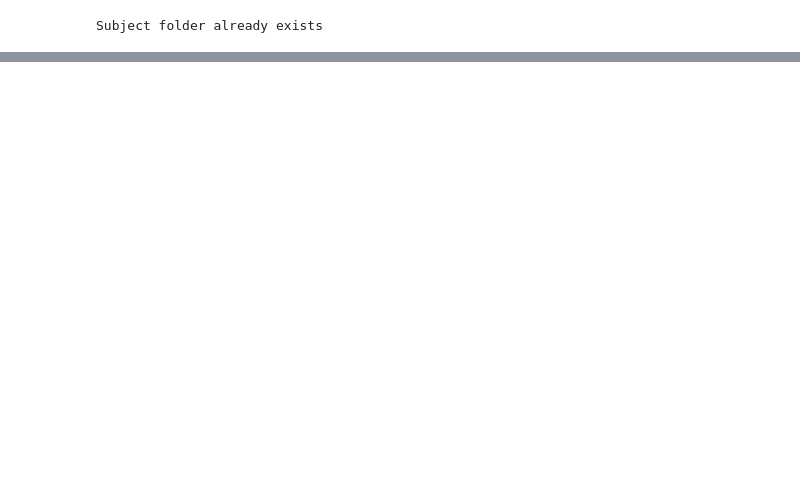
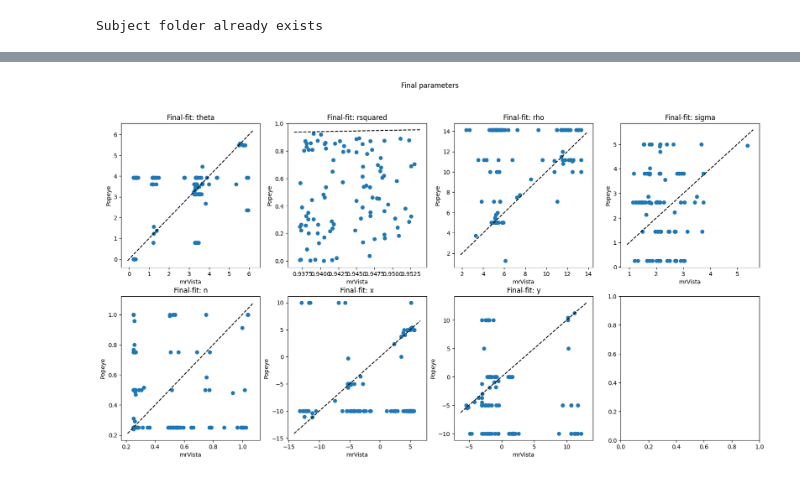
Before and after one commit to clayspacelab/popeye_model_fit, a Jupyter notebook: run_modelfit.ipynb, the cells around one changed output, grey strips where cells are left out. Saved outputs shown, nothing was run; the diff lists cells and outputs as text; code cells hidden in the pictures; blank space fills up the shorter version.

```diff
--- a/run_modelfit.ipynb
+++ b/run_modelfit.ipynb
@@ -100,16 +100,16 @@ rh_v3ab = nib.load(os.path.join(p['pRF_data'], params['subjID'], 'roi_mdd', 'rh.
 # Combine all ROIs using boolean OR
 visual_rois = lh_v1 + lh_v2d + lh_v3d + lh_v3ab + rh_v1 + rh_v2d + rh_v3d + rh_v3ab
 visual_rois = visual_rois > 0
-# visual_rois = lh_v1 #+ rh_v1 #+ lh_v2d + rh_v2d
-# visual_rois = visual_rois > 0
+visual_rois = lh_v1 #+ rh_v1 #+ lh_v2d + rh_v2d
+visual_rois = visual_rois > 0
 
 trueFit_data = nib.load(os.path.join(p['pRF_data'], params['subjID'], 'mrVistaFit/RF_ss5-fFit.nii.gz')).get_fdata()
 r2_data = trueFit_data[:, :, :, 1]
 r2visual_data = r2_data[visual_rois]
 r2sorted = np.sort(r2visual_data.flatten())[::-1]
-nvoxs = 10
+nvoxs = 25
 r2thresh = r2sorted[nvoxs]
-visual_rois = r2visual_data > r2thresh
+visual_rois = r2_data > r2thresh
 # %%
 # # Run the fit
 # start_time = time.time()
@@ -140,19 +140,18 @@ timeseries_data = scan_data_visual[xi, yi, zi, :]
 Ns = 5
 x_grid = utils.grid_slice(-10.0, 10.0, Ns)
 y_grid = utils.grid_slice(-10.0, 10.0, Ns)
-s_grid = utils.grid_slice(1/css_model.stimulus.ppd0, 5.0, Ns)
-# h_grid = utils.grid_slice(-1.0, 1.0, 3)
-grids = (x_grid, y_grid, s_grid,)
+s_grid = utils.grid_slice(1/css_model.stimulus.ppd0, 5.25, Ns)
+n_grid = utils.grid_slice(0.25, 1, Ns)
+grids = (x_grid, y_grid, s_grid, n_grid,)
 
 # Set search bounds
 x_bounds = (-15.0, 15.0)
 y_bounds = (-15.0, 15.0)
 s_bounds = (1/css_model.stimulus.ppd0, 5.0)
-# h_bounds = (0.001, 12.0)
+n_bounds = (0.2, 1)
 b_bounds = (1e-8, None)
 m_bounds = (None, None)
-bounds = (x_bounds, y_bounds, s_bounds, b_bounds, m_bounds)
+bounds = (x_bounds, y_bounds, s_bounds, n_bounds, b_bounds, m_bounds)
 
 verbose = 0
 auto_fit = 1
-# bundle = utils.multiprocess_bundle(og.GaussianFit, gaussian_model, timeseries_data, grids, bounds, indices, auto_fit=autofit, verbose=verbose)
@@ -272,0 +237,13 @@ print(f"Time taken for fitting: {end_time - start_time}")
+# %%
+# Plot ground_truth and estimated parameters
+f, axs = plt.subplots(2, 4, figsize=(20, 10))
+for i in range(7):
+    ax = axs.flatten()[i]
+    # this_truth = trueFit_data[visual_rois, i]
+    ax.plot(trueFit_data[visual_rois, i].flatten(), RF_ss5_gFit[visual_rois, i].flatten(), 'o')
+    ax.plot(ax.get_xlim(), ax.get_xlim(), 'k--')
+    ax.set_title(f"Grid-fit: {['theta', 'rsquared', 'rho', 'sigma','n', 'x', 'y', 'beta'][i]}")
+    ax.set_xlabel('mrVista')
+    ax.set_ylabel('Popeye')
+plt.suptitle("Ballpark parameters")
+plt.show()
@@ -273 +252,16 @@ print(f"Time taken for fitting: {end_time - start_time}")
+# %%
+# Plot ground_truth and estimated parameters
+f, axs = plt.subplots(2, 4, figsize=(20, 10))
+for i in range(7):
+    ax = axs.flatten()[i]
+    # this_truth = trueFit_data[visual_rois, i]
+    ax.plot(trueFit_data[visual_rois, i].flatten(), RF_ss5_fFit[visual_rois, i].flatten(), 'o')
+    ax.plot(ax.get_xlim(), ax.get_xlim(), 'k--')
+    ax.set_title(f"Final-fit: {['theta', 'rsquared', 'rho', 'sigma','n', 'x', 'y', 'beta'][i]}")
+    ax.set_xlabel('mrVista')
+    ax.set_ylabel('Popeye')
+plt.suptitle("Final parameters")
+plt.show()
+# %% [output]
+[figure, added]
 # %%
```
Also changed, not shown: parts of 7 cells of this notebook.
